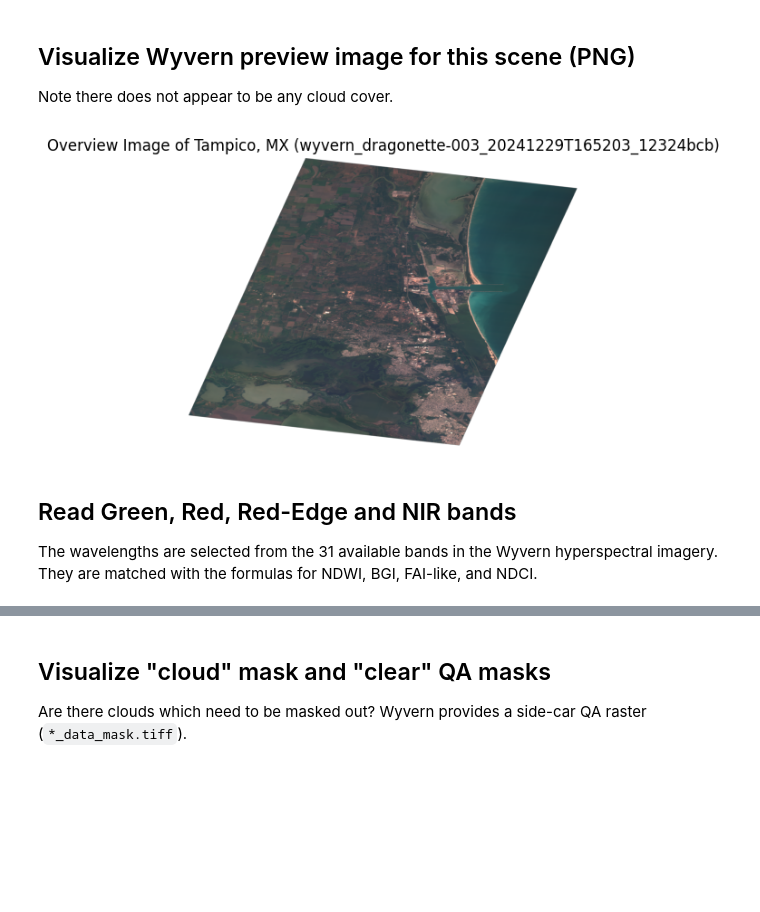
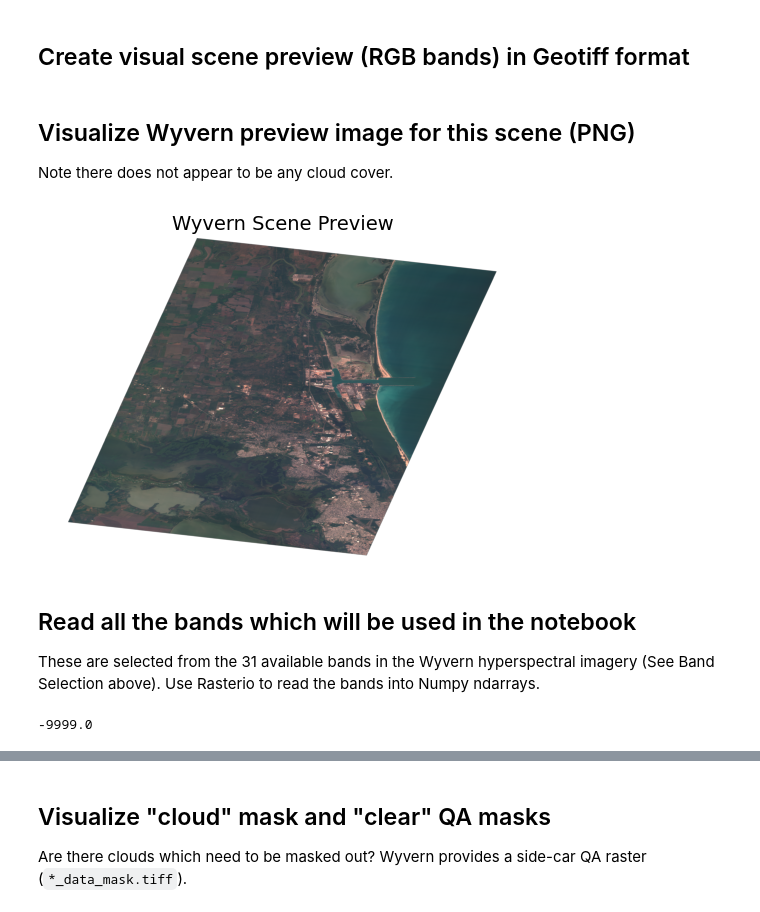
Before and after one commit to guidorice/hab-detection-wyvern-hsi, a Jupyter notebook: notebooks/eda-hab-detection-wyvern-hsi.ipynb, the cells around one changed output, grey strips where cells are left out. Saved outputs shown, nothing was run; the diff lists cells and outputs as text; code cells hidden in the pictures; blank space fills up the shorter version.

```diff
--- a/notebooks/eda-hab-detection-wyvern-hsi.ipynb
+++ b/notebooks/eda-hab-detection-wyvern-hsi.ipynb
@@ -28,0 +127,2 @@ overview_img = "https://wyvern-prod-public-open-data-program.s3.ca-central-1.ama
+# %% [markdown]
+## Create visual scene preview (RGB bands) in Geotiff format
@@ -31,21 +165,21 @@ overview_img = "https://wyvern-prod-public-open-data-program.s3.ca-central-1.ama
 
 Note there does not appear to be any cloud cover.
 # %%
+# Display the Wyvern preview image
 response = requests.get(overview_img)
 img = Image.open(BytesIO(response.content))
 
 plt.figure(figsize=(5, 5))
 plt.imshow(img)
-plt.title("Overview Image of Tampico, MX (wyvern_dragonette-003_20241229T165203_12324bcb)")
-plt.axis("off")
+plt.title("Wyvern Scene Preview", fontsize=14)
+plt.axis('off')
 plt.tight_layout()
 plt.show()
 # %% [output]
-[figure, old version]
+[figure, new version]
 # %% [markdown]
-## Read Green, Red, Red-Edge and NIR bands
+## Read all the bands which will be used in the notebook
 
-The wavelengths are selected from the 31 available bands in the Wyvern hyperspectral imagery. They are matched with
-the formulas for NDWI, BGI, FAI-like, and NDCI.
+These are selected from the 31 available bands in the Wyvern hyperspectral imagery (See Band Selection above). Use Rasterio to read the bands into Numpy ndarrays.
 # %%
 with rio.open(tampico_mx) as src:
@@ -72,0 +226,4 @@ with rio.open(tampico_mx) as src:
+# %%
+nodata_val
+# %% [output]
+-9999.0
```
Also changed, not shown: parts of 46 cells of this notebook, 1 other file.
